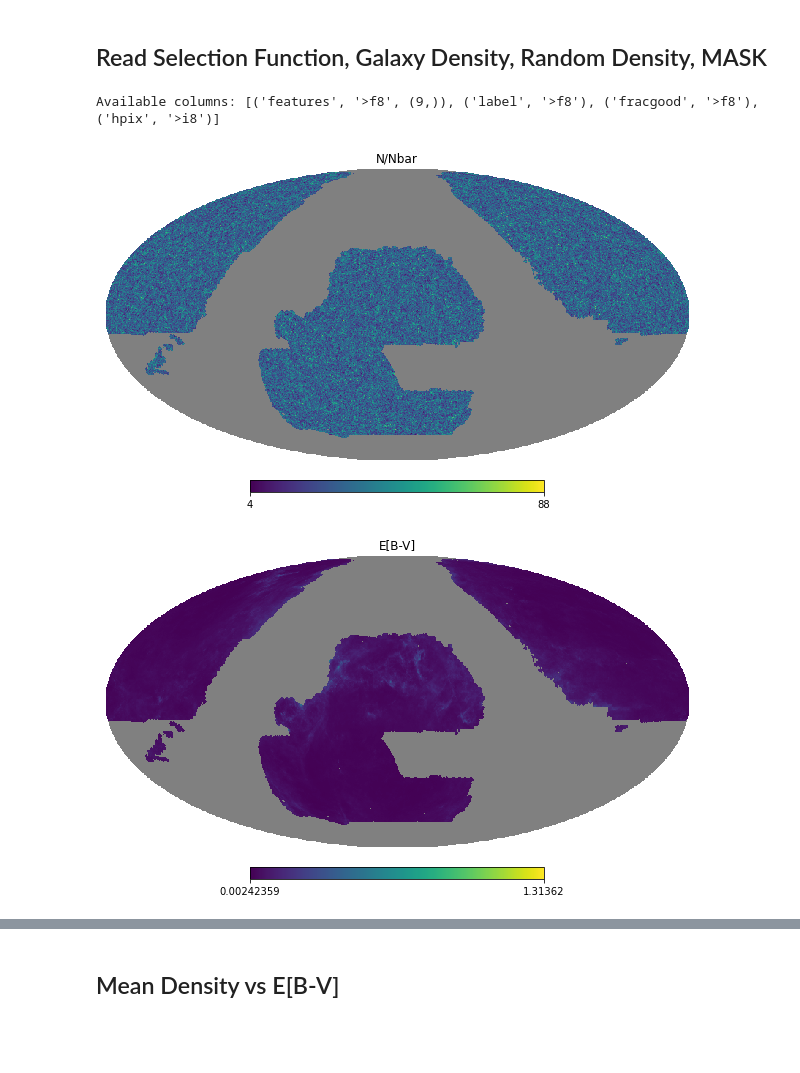
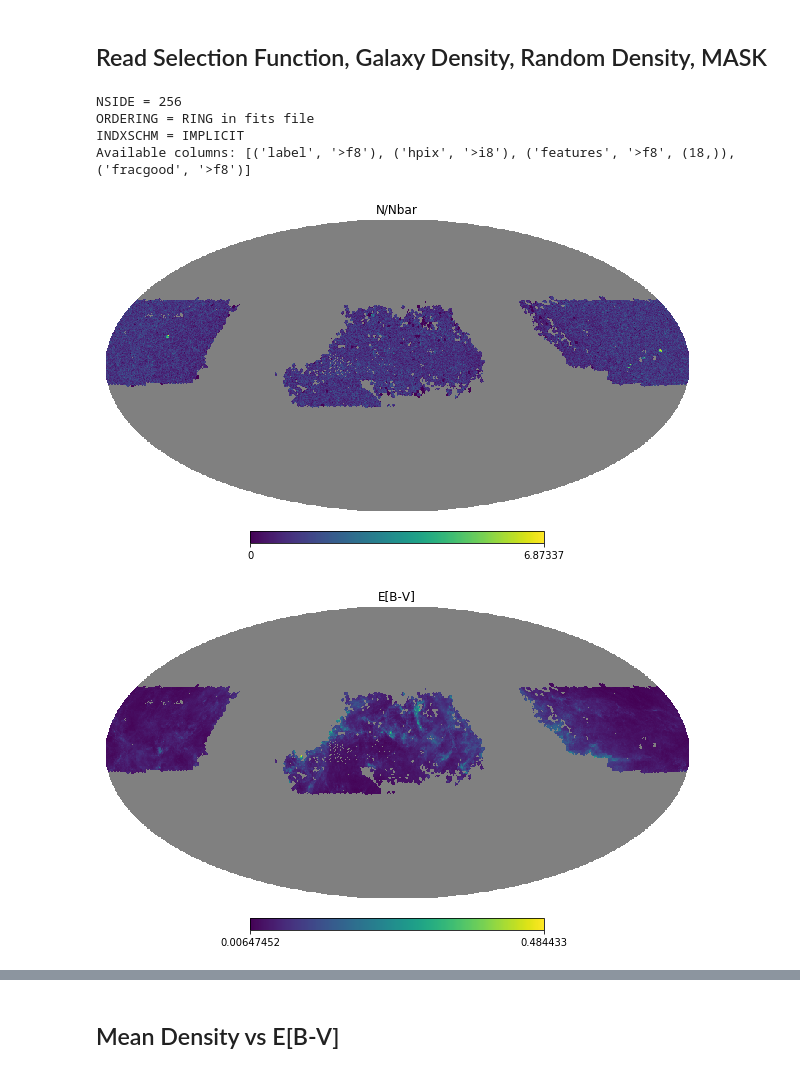
Before and after one commit to mehdirezaie/sysnetdev, a Jupyter notebook: notebooks/post_process.ipynb, the cells around one changed output, grey strips where cells are left out. Drawn from its saved outputs; the diff is of its cells as text; code cells hidden in the pictures; blank space fills up the shorter version.

```diff
--- a/notebooks/post_process.ipynb
+++ b/notebooks/post_process.ipynb
@@ -4,9 +4,6 @@ In this notebook, we present a demo after training the neural network and obtain
 # %%
 %matplotlib inline
 import matplotlib.pyplot as plt
-import matplotlib
-matplotlib.rcParams["figure.facecolor"] = "w"
-
 import numpy as np
 import healpy as hp
 import fitsio as ft
@@ -135,30 +47,34 @@ hp.write_map('../output/nlrg_features_desi_256/zero/zero1/model_0_2664486226/sel
 ## Read Selection Function, Galaxy Density, Random Density, MASK
 # %%
 # read the selection function
-npred = hp.read_map('../output/nlrg_features_desi_256/zero/zero1/model_0_2664486226/selection.fits')
+npred = hp.read_map('../output/model_test/eBOSS.ELG.NGC.DR7.selection.fits')
+
 
 # read data
 nside = 256
-data = ft.read(input1_path)
+data = ft.read('../input/eBOSS.ELG.NGC.DR7.table.fits')
 print(f'Available columns: {data.dtype}')
 
 # nnbar: galaxy count (normalized or not-normalized),
 # frac: pixel completeness
 # ebv: one imaging property
 # mask: a binary mask in healpix
-nnbar = make_hp(data['hpix'], input2[data['hpix']], nside)
+nnbar = make_hp(data['hpix'], data['label'], nside)
 frac  = make_hp(data['hpix'], data['fracgood'], nside)
 ebv   = make_hp(data['hpix'], data['features'][:, 0], nside) # the 0th column is E[B-V]
 mask = make_hp(data['hpix'], 1.0, nside)
 
 mask = mask > 0.5  # to make it binary
 
 
 # visualize some of these
 hp.mollview(nnbar, title='N/Nbar')
 hp.mollview(ebv, title='E[B-V]')
 hp.mollview(mask, title='MASK')
 # %% [output]
-Available columns: [('features', '>f8', (9,)), ('label', '>f8'), ('fracgood', '>f8'), ('hpix', '>i8')]
+NSIDE = 256
+ORDERING = RING in fits file
+INDXSCHM = IMPLICIT
+Available columns: [('label', '>f8'), ('hpix', '>i8'), ('features', '>f8', (18,)), ('fracgood', '>f8')]
-[figure, old version]
+[figure, new version]
-[figure, old version]
+[figure, new version]
```
Also changed, not shown: parts of 15 cells of this notebook, 1 other file.
